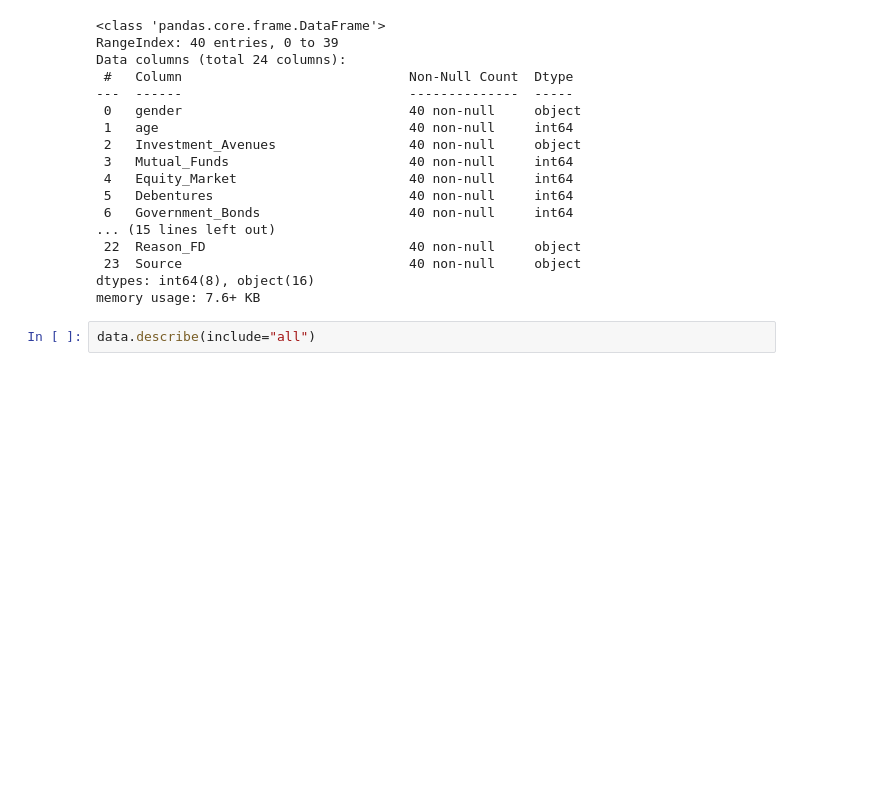
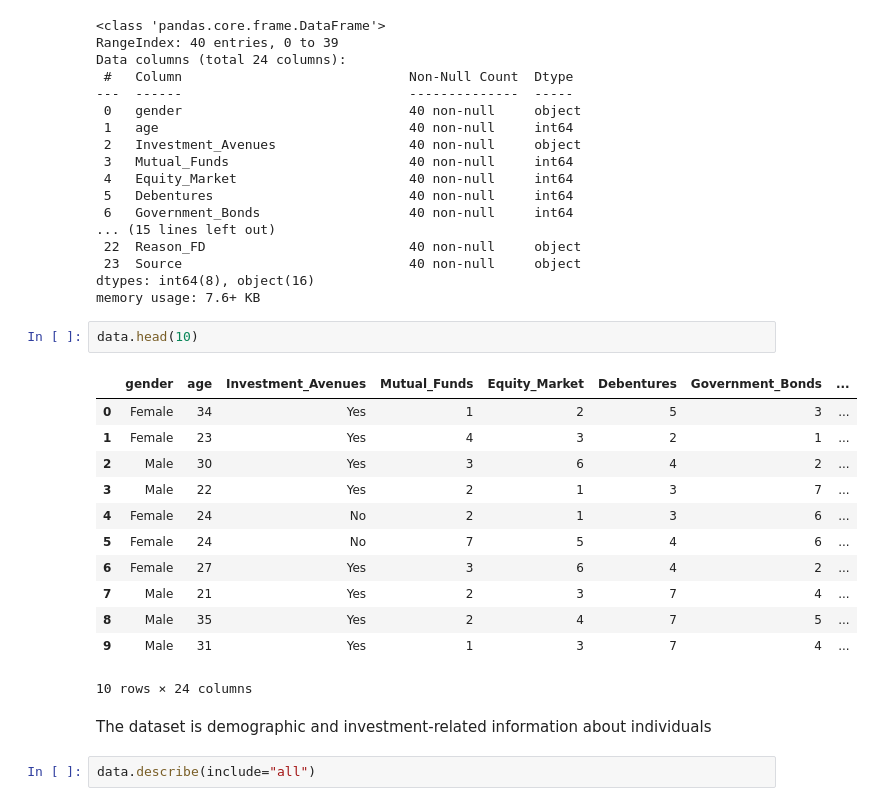
Before and after one commit to Nowshin1009/Data-Analysis-with-python, a Jupyter notebook: BA intern/analysis.ipynb, the cells around one changed output. Cells and saved outputs as stored; diff of their text form; blank space fills up the shorter version.

```diff
--- a/BA intern/analysis.ipynb
+++ b/BA intern/analysis.ipynb
@@ -21,6 +25,23 @@ Data columns (total 24 columns):
  23  Source                             40 non-null     object
 dtypes: int64(8), object(16)
 memory usage: 7.6+ KB
+# %%
+data.head(10)
+# %% [output]
+|  | gender | age | Investment_Avenues | Mutual_Funds | Equity_Market | Debentures | Government_Bonds | ... |
+| 0 | Female | 34 | Yes | 1 | 2 | 5 | 3 | ... |
+| 1 | Female | 23 | Yes | 4 | 3 | 2 | 1 | ... |
+| 2 | Male | 30 | Yes | 3 | 6 | 4 | 2 | ... |
+| 3 | Male | 22 | Yes | 2 | 1 | 3 | 7 | ... |
+| 4 | Female | 24 | No | 2 | 1 | 3 | 6 | ... |
+| 5 | Female | 24 | No | 7 | 5 | 4 | 6 | ... |
+| 6 | Female | 27 | Yes | 3 | 6 | 4 | 2 | ... |
+| 7 | Male | 21 | Yes | 2 | 3 | 7 | 4 | ... |
+| 8 | Male | 35 | Yes | 2 | 4 | 7 | 5 | ... |
+| 9 | Male | 31 | Yes | 1 | 3 | 7 | 4 | ... |
+10 rows × 24 columns
+# %% [markdown]
+The dataset is demographic and investment-related information about individuals
 # %%
 data.describe(include="all")
 # %% [output]
```
Also changed, not shown: parts of 13 cells of this notebook.
